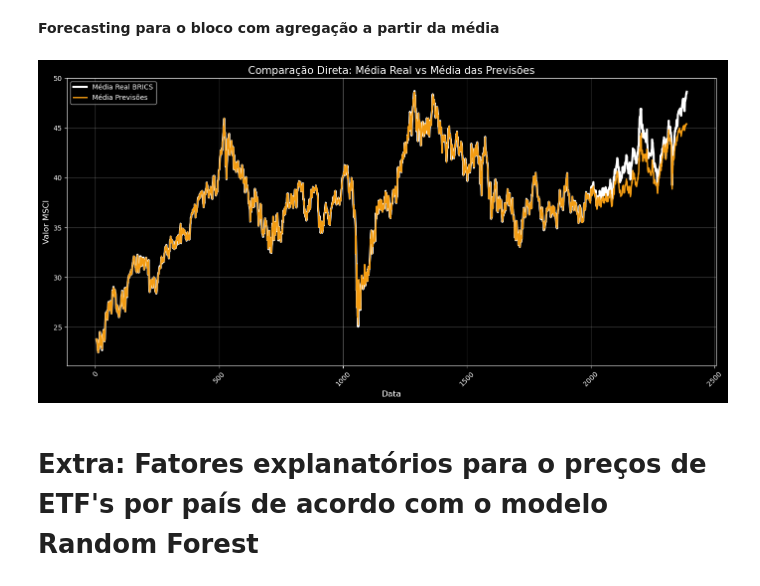
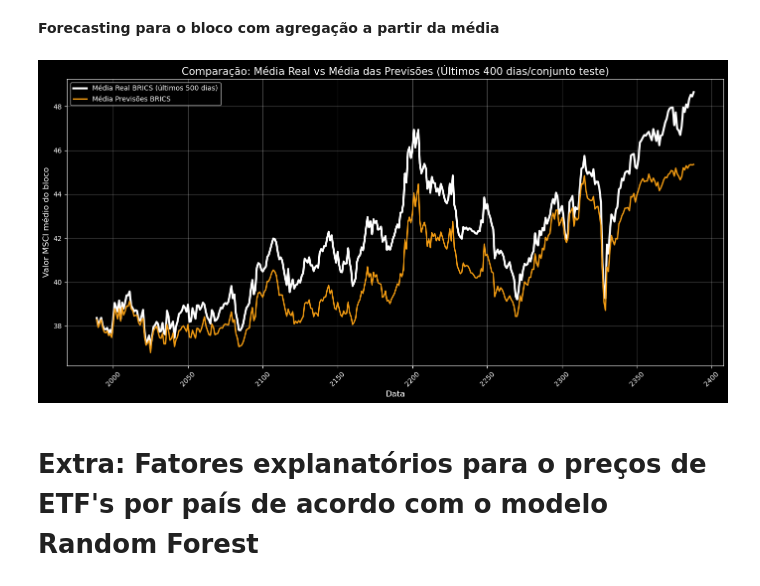
Before and after one commit to intelligent-life-paradox/ETF-Forecasting-and-Clustering, a Jupyter notebook: forecasting.ipynb, the cells around one changed output. Cells and saved outputs as stored; diff of their text form; code cells hidden in the pictures.

Commit message:
erros corrigidos+modelos .pkl

```diff
--- a/forecasting.ipynb
+++ b/forecasting.ipynb
@@ -751,14 +622,0 @@ Salvamento dos modelos em diretório
-# %%
-import joblib
-import os
-
-# Criar diretório para salvar os modelos se não existir
-os.makedirs('modelos_brics', exist_ok=True)
-
-# Salvar cada modelo treinado
-for country in dataframes.keys():
-    for model_name in models.keys():
-        model = saved_models[f"{country}_{model_name}"]
-        joblib.dump(model, f'modelos_brics/{country}_{model_name}.joblib')
-
-print("Modelos salvos em: modelos_brics/")
@@ -865,70 +672,71 @@ Valor mínimo: -2.9093
 # %% [markdown]
 **Forecasting para o bloco com agregação a partir da média**
 # %%
+
 plt.style.use('dark_background')
 
-
 def prepare_features(df, model):
-
     msci_col = [col for col in df.columns if 'msci' in col.lower()][0]
 
-    # Obtém features usadas no treinamento
     if hasattr(model.named_steps['model'], 'feature_names_in_'):
         expected_features = model.named_steps['model'].feature_names_in_
     else:
         expected_features = df.drop(columns=[msci_col]).columns
 
-    # Remove 'Date' se estiver nas features (pois é o índice)
     if 'Date' in expected_features:
         expected_features = [f for f in expected_features if f != 'Date']
 
     return msci_col, df[expected_features]
 
+# Previsões
+pred_data = []
 
-real_data = []
 for country, df in dataframes.items():
-    msci_col = [col for col in df.columns if 'msci' in col.lower()][0]
-    real_data.append(df[[msci_col]])
+    country_preds = []
 
-real_avg = pd.concat(real_data, axis=1).mean(axis=1)
+    for model_name in models.keys():
+        model_path = f"{country}_{model_name}_final.pkl"
+        model = joblib.load(model_path)
 
+        msci_col, X = prepare_features(df, model)
+        y_pred = model.predict(X)
+        country_preds.append(y_pred)
 
-pred_data = []
-for country, df in dataframes.items():
+    country_mean_pred = np.mean(country_preds, axis=0)
+    pred_data.append(country_mean_pred)
 
-    model = joblib.load(f'modelos_brics/{country}_RandomForest.joblib')
-    msci_col, X = prepare_features(df, model)
+# Média das previsões
+brics_pred_series = pd.Series(
+    np.mean(pred_data, axis=0),
+    index=brics_mean_series.index
+)
 
-    country_preds = []
-    for model_name in models.keys():
-        model = joblib.load(f'modelos_brics/{country}_{model_name}.joblib')
-        country_preds.append(model.predict(X))
+# Cortar os últimos 400 dias pois é onde está o conjunto de teste para comparar com a média das previsões
+real_tail = brics_mean_series.iloc[-400:]
+pred_tail = brics_pred_series.iloc[-400:]
 
-    pred_data.append(np.mean(country_preds, axis=0))
-
-
-pred_avg = pd.Series(np.mean(pred_data, axis=0), index=real_avg.index)
-
+# Plot
 plt.figure(figsize=(14, 7))
-plt.plot(real_avg.index, real_avg,
-         label='Média Real BRICS',
+plt.plot(real_tail.index, real_tail,
+         label='Média Real BRICS (últimos 500 dias)',
          color='white',
          linewidth=3)
-plt.plot(pred_avg.index, pred_avg,
-         label='Média Previsões',
+
+plt.plot(pred_tail.index, pred_tail,
+         label='Média Previsões BRICS',
          color='#F39C12',
          linewidth=2)
 
-plt.title('Comparação Direta: Média Real vs Média das Previsões', fontsize=15)
+plt.title('Comparação: Média Real vs Média das Previsões (Últimos 400 dias/conjunto teste)', fontsize=15)
 plt.xlabel('Data', fontsize=12)
-plt.ylabel('Valor MSCI', fontsize=12)
+plt.ylabel('Valor MSCI médio do bloco', fontsize=12)
 plt.legend()
 plt.grid(True, alpha=0.3)
 plt.xticks(rotation=45)
 plt.tight_layout()
 plt.show()
 # %% [output]
-[figure, old version]
+[figure, new version]
 # %% [markdown]
 # Extra: Fatores explanatórios para o preços de ETF's por país de acordo com o modelo Random Forest
 # %%
```
Also changed, not shown: parts of 9 cells of this notebook, 24 other files.
